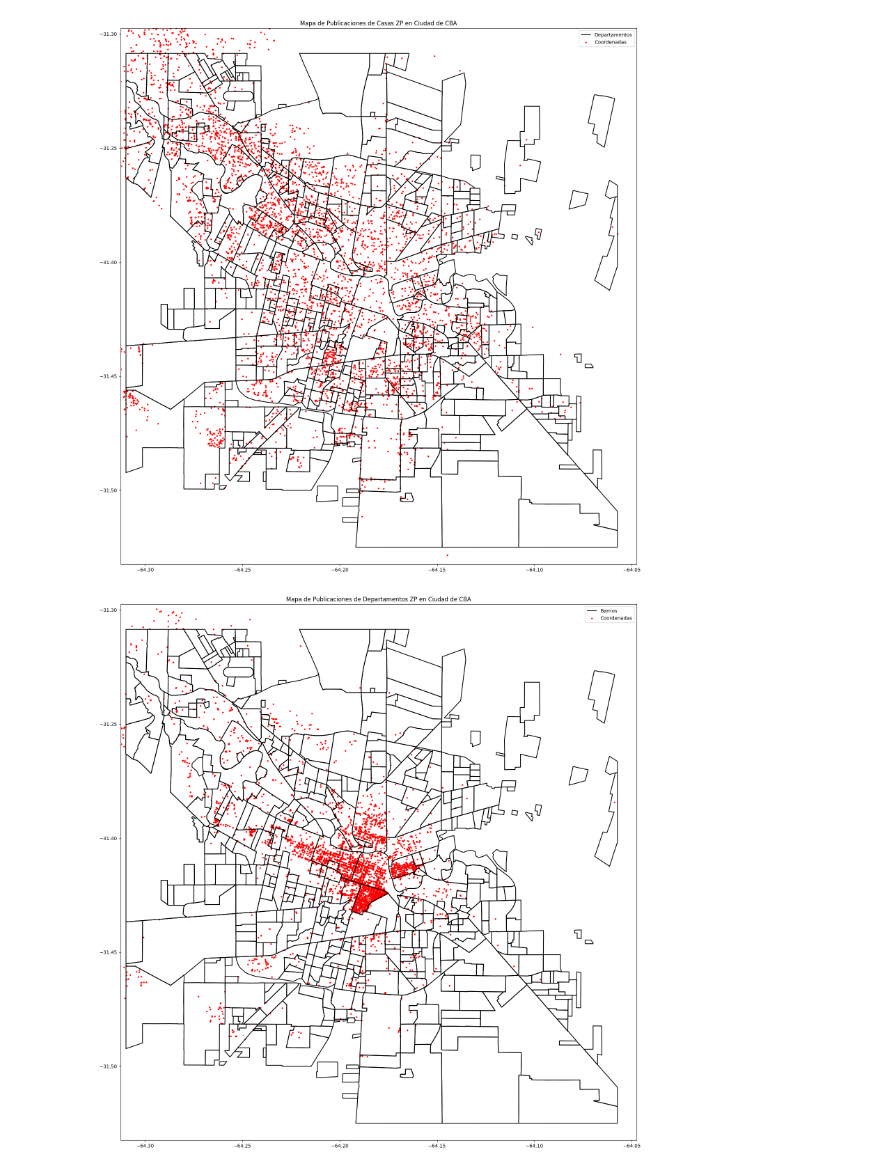
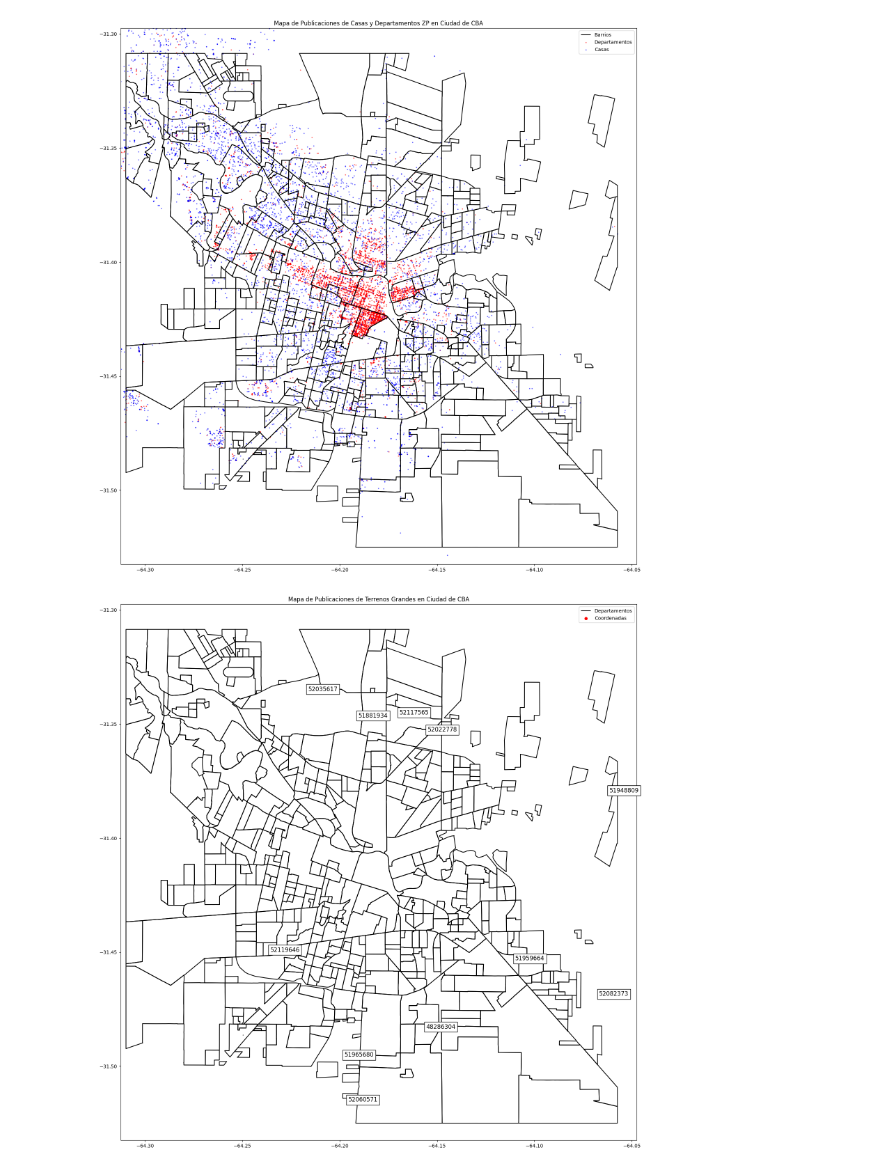
Before and after one commit to josecabralf/WebScraping, a Jupyter notebook: Pandas/nb_ZP_v2.ipynb, the cells around one changed output. Saved outputs shown, nothing was run; the diff lists cells and outputs as text; code cells hidden in the pictures.

```diff
--- a/Pandas/nb_ZP_v2.ipynb
+++ b/Pandas/nb_ZP_v2.ipynb
@@ -179,82 +180,98 @@ plt.show()
 # %%
-# MAPAS CASAS CIUDAD DE CBA
+# MAPA COMBINADO (C y D) CIUDAD DE CBA
 import geopandas as gpd
 import matplotlib.pyplot as plt
 import pyproj
 
+
 filt = casas['coordX'].notna()
 ubicados_c = casas[filt]
+filt = deptos['coordX'].notna()
+ubicados_d = deptos[filt]
 
 # Define the source and target coordinate systems
 source_crs = pyproj.CRS("EPSG:4326")  # WGS84 (latitude and longitude)
 # Create a transformer
-latitudes, longitudes = ubicados_c['coordX'], ubicados_c['coordY']
+latitudes_d, longitudes_d = ubicados_d['coordX'], ubicados_d['coordY']
+latitudes_c, longitudes_c = ubicados_c['coordX'], ubicados_c['coordY']
 
 # Read the shapefiles
 barrios_shp = './utils/maps/barrios.shp'
 barrios = gpd.read_file(barrios_shp)
 center = (-64.18365408774824, -31.41675384652835)
 
 
 # Create a plot with the boundaries of both shapefiles
 fig, ax = plt.subplots(figsize=(20, 20))
 
 # Plot the boundaries of radios_urbanos shapefile
-barrios.boundary.plot(ax=ax, color='black', label='Departamentos')
+barrios.boundary.plot(ax=ax, color='black', label='Barrios')
 
 # Plot the transformed points with smaller markers and more transparency
-ax.scatter(longitudes, latitudes, color='red', label='Coordenadas', s=5)
+ax.scatter(longitudes_d, latitudes_d, color='red', label='Departamentos', s=2, alpha=0.5)
+ax.scatter(longitudes_c, latitudes_c, color='blue', label='Casas', s=2, alpha=0.5)
 
 map_padding = 0.0125  # Increase the padding for more zoom-out effect
 ax.set_xlim(-64.30-map_padding, -64.06 + map_padding)
 ax.set_ylim(-31.52-map_padding, -31.31 + map_padding)
 
 # Set the title and legend
-ax.set_title('Mapa de Publicaciones de Casas ZP en Ciudad de CBA')
+ax.set_title('Mapa de Publicaciones de Casas y Departamentos ZP en Ciudad de CBA')
 ax.legend()
 
 # Show the plot
 plt.show()
 # %% [output]
-[figure, old version]
+[figure, new version]
 # %%
-# MAPAS DEPARTAMENTOS CIUDAD DE CBA
+# ANALISIS TERRENOS
+
+# Terrenos grandes: para desarrollos
+filt = (terrenos['terrenoTotal'] >= 10000) & (terrenos['ciudad'] == 'CORDOBA') & terrenos['activo']
+terrenos_grandes = terrenos.loc[filt]
+
+
 import geopandas as gpd
 import matplotlib.pyplot as plt
-import pyproj
 
-filt = deptos['coordX'].notna()
-ubicados_d = deptos[filt]
-
-# Define the source and target coordinate systems
-source_crs = pyproj.CRS("EPSG:4326")  # WGS84 (latitude and longitude)
-# Create a transformer
-latitudes, longitudes = ubicados_d['coordX'], ubicados_d['coordY']
+# Assuming you have a DataFrame terrenos_grandes with columns 'coordX', 'coordY', and 'id'
 
 # Read the shapefiles
 barrios_shp = './utils/maps/barrios.shp'
 barrios = gpd.read_file(barrios_shp)
 center = (-64.18365408774824, -31.41675384652835)
 
-
 # Create a plot with the boundaries of both shapefiles
 fig, ax = plt.subplots(figsize=(20, 20))
 
-# Plot the boundaries of radios_urbanos shapefile
-barrios.boundary.plot(ax=ax, color='black', label='Barrios')
+# Plot the boundaries of barrios shapefile
+barrios.boundary.plot(ax=ax, color='black', label='Departamentos')
 
-# Plot the transformed points with smaller markers and more transparency
-ax.scatter(longitudes, latitudes, color='red', label='Coordenadas', s=5)
+# Plot the points
+scatter = ax.scatter(terrenos_grandes['coordY'], terrenos_grandes['coordX'], color='red', label='Coordenadas', s=30)
+
+# Add labels for each point
+for idx, row in terrenos_grandes.iterrows():
+    ax.annotate(str(row['id']), (row['coordY'], row['coordX']), fontsize=12,
+                ha='center', va='center', color='black', backgroundcolor='white', bbox=dict(facecolor='white', edgecolor='black'))
 
 map_padding = 0.0125  # Increase the padding for more zoom-out effect
-ax.set_xlim(-64.30-map_padding, -64.06 + map_padding)
-ax.set_ylim(-31.52-map_padding, -31.31 + map_padding)
+ax.set_xlim(-64.30 - map_padding, -64.06 + map_padding)
+ax.set_ylim(-31.52 - map_padding, -31.31 + map_padding)
 
 # Set the title and legend
-ax.set_title('Mapa de Publicaciones de Departamentos ZP en Ciudad de CBA')
+ax.set_title('Mapa de Publicaciones de Terrenos Grandes en Ciudad de CBA')
 ax.legend()
 
 # Show the plot
+plt.savefig(f"output_map.png", dpi=300, bbox_inches="tight")
 plt.show()
+
+filt = (terrenos_grandes['coordY'].between((-64.30-map_padding), (-64.06 + map_padding))
+        & terrenos_grandes['coordX'].between((-31.52-map_padding), (-31.31 + map_padding)))
+resultados = terrenos_grandes.loc[filt]
+results_df = resultados[['id','precioUSD', 'terrenoTotal', 'URL']]
+# Assuming you have a DataFrame named 'results_df' and you want to save it to an Excel file named 'results.xlsx'
+results_df.to_excel('./DataFrames/ZonaP/Analisis/Terrenos/terrenos_grandes_ZP.xlsx', index=False)
 # %% [output]
-[figure, old version]
+[figure, new version]
```
Also changed, not shown: parts of 7 cells of this notebook, 16 other files.
